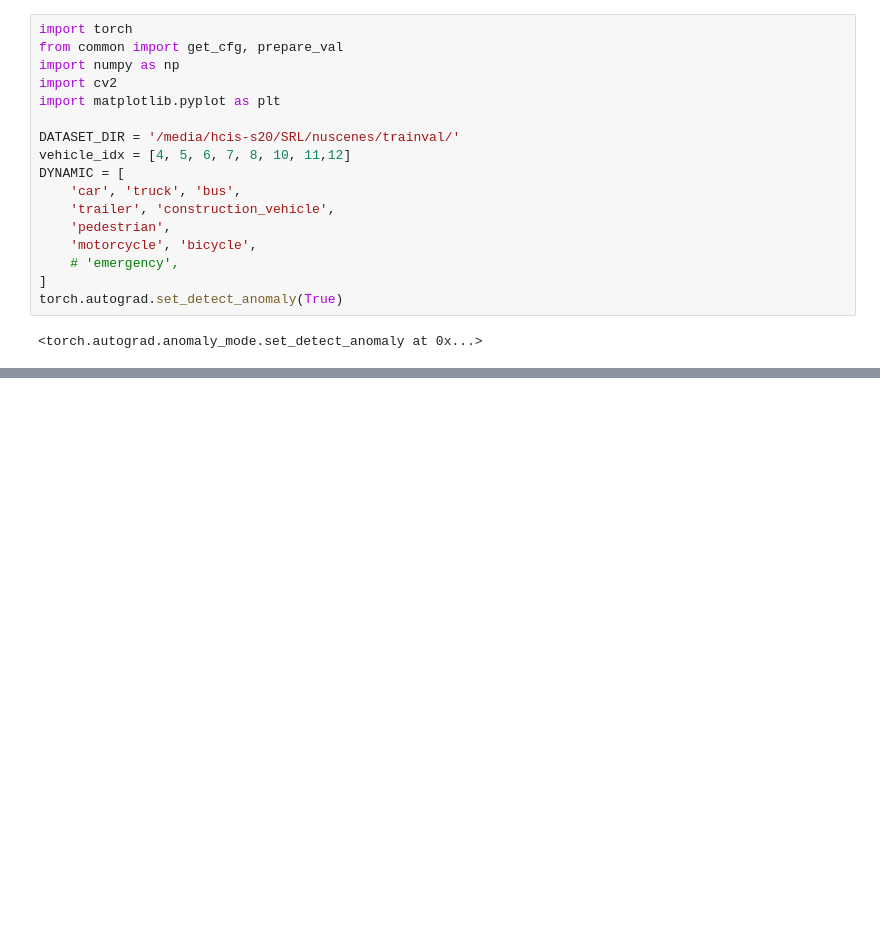
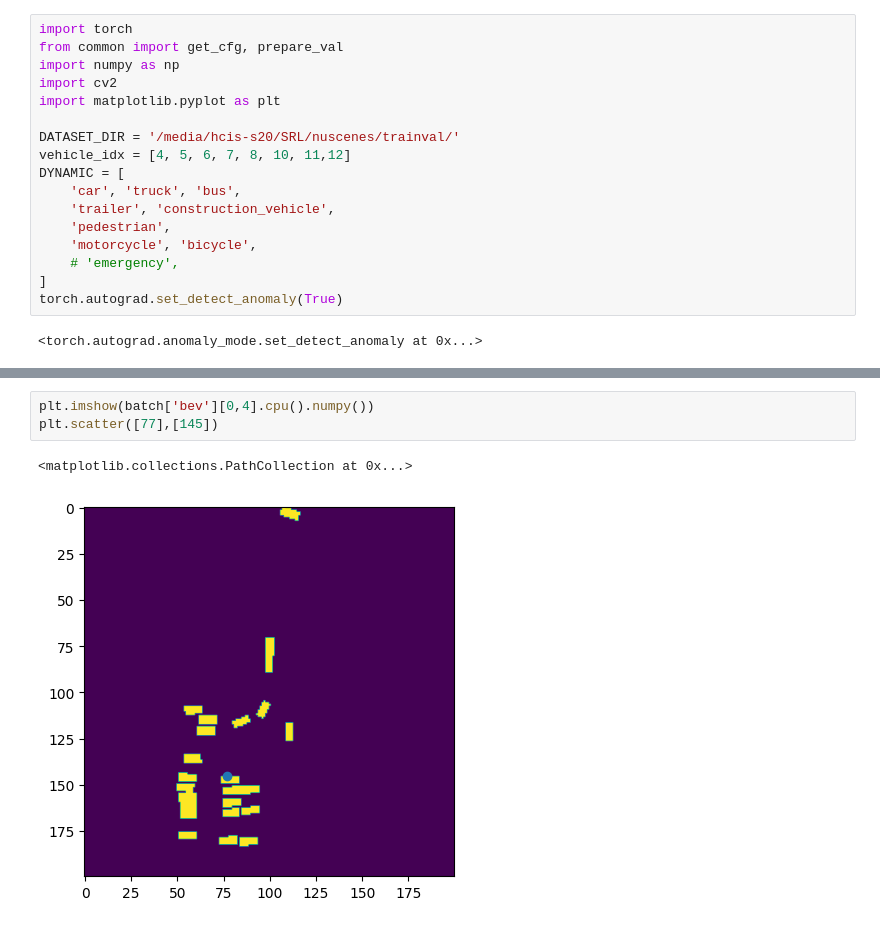
Before and after one commit to nargoo0328/cross_view_transformers, a Jupyter notebook: scripts/test_bug.ipynb, the cells around one changed output, grey strips where cells are left out. Drawn from its saved outputs; the diff is of its cells as text; blank space fills up the shorter version.

```diff
--- a/scripts/test_bug.ipynb
+++ b/scripts/test_bug.ipynb
@@ -86,0 +110,6 @@ model.metrics.update(pred,batch)
+# %%
+plt.imshow(batch['bev'][0,4].cpu().numpy())
+plt.scatter([77],[145])
+# %% [output]
+<matplotlib.collections.PathCollection at 0x...>
+[figure, added]
```
Also changed, not shown: parts of 6 cells of this notebook, 15 other files.
